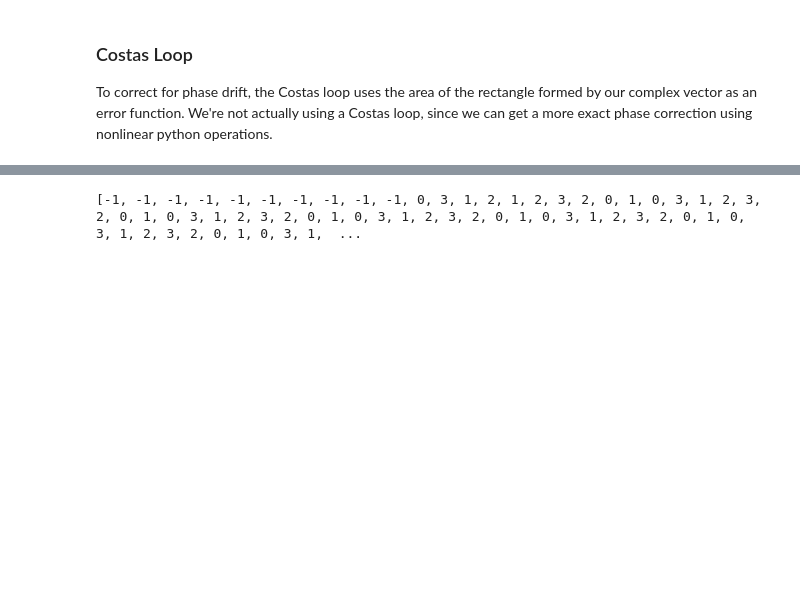
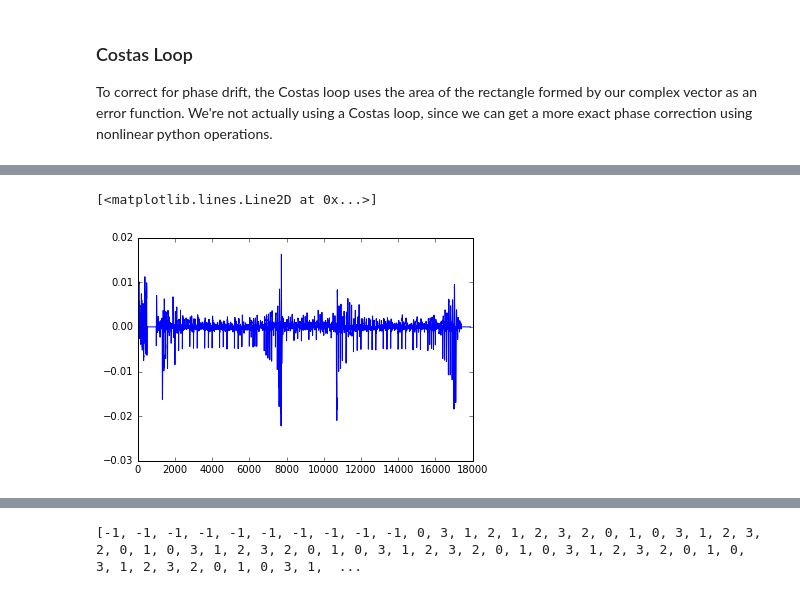
Before and after one commit to kailevy/usrp_2.5, a Jupyter notebook: Vis.ipynb, the cells around one changed output, grey strips where cells are left out. Cells and saved outputs as stored; diff of their text form; code cells hidden in the pictures; blank space fills up the shorter version.

```diff
--- a/Vis.ipynb
+++ b/Vis.ipynb
@@ -69,2 +69,7 @@ plt.plot(phase_o)
+# %%
+plt.plot(freq_o)
+# %% [output]
+[<matplotlib.lines.Line2D at 0x...>]
+[figure, added]
 # %%
 sampled=sample(phase_captured)
```
Also changed, not shown: parts of 12 cells of this notebook.
